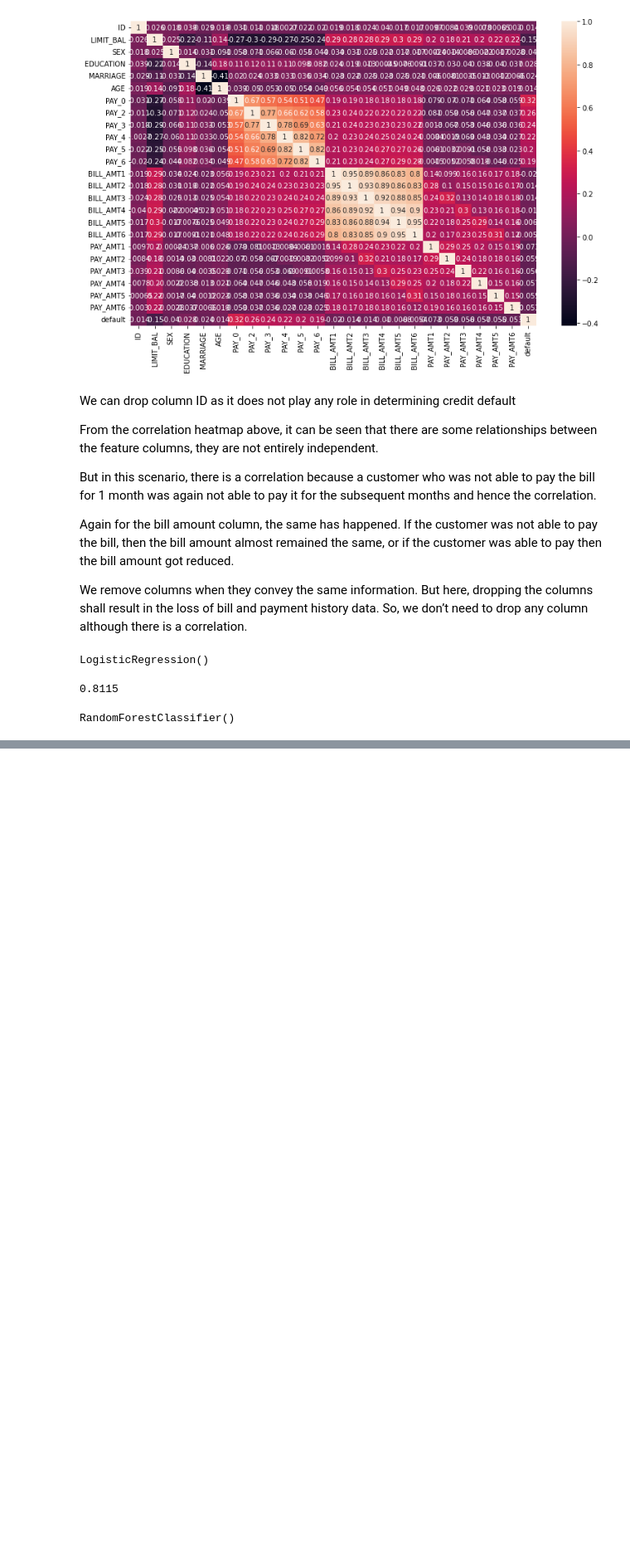
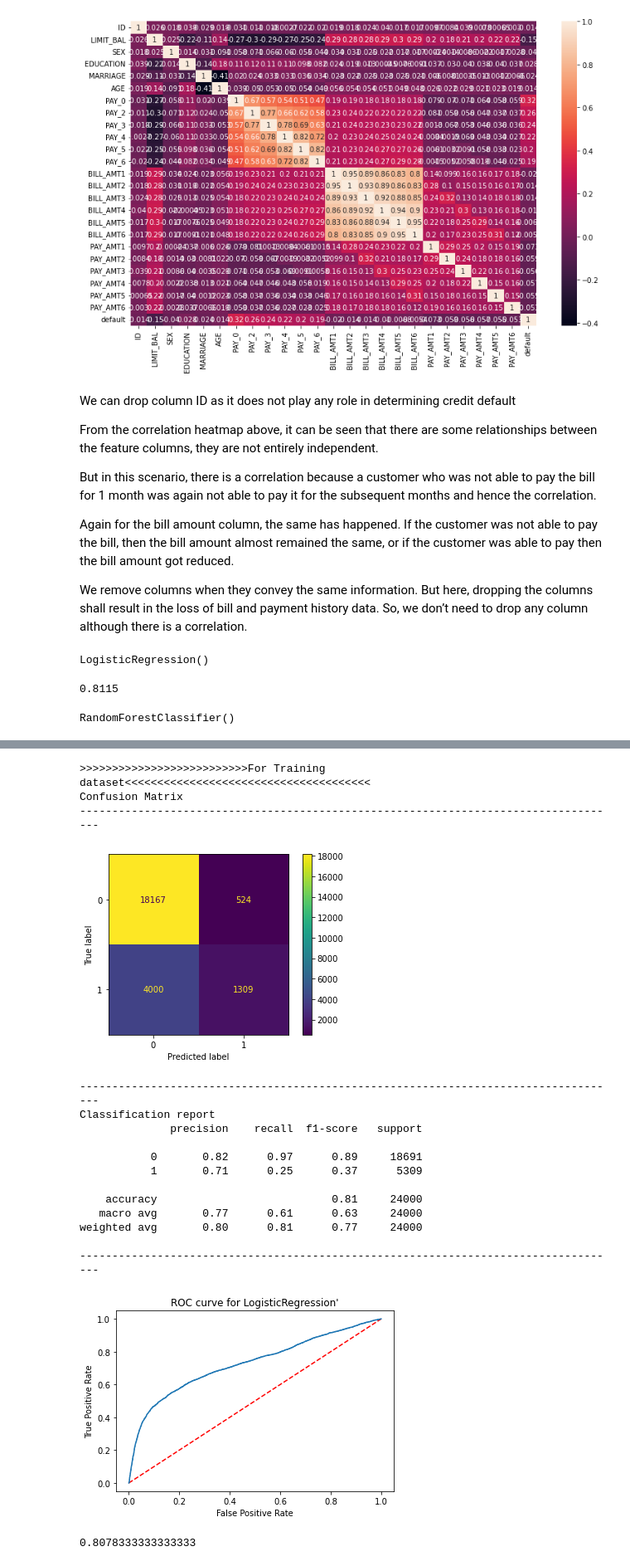
Before and after one commit to Somesh140/ML_Credit_card_default_predictions, a Jupyter notebook: Notebook/EDA-1.ipynb, the cells around one changed output, grey strips where cells are left out. Shown at 83% size. Saved outputs shown, nothing was run; the diff lists cells and outputs as text; code cells hidden in the pictures; blank space fills up the shorter version.

```diff
--- a/Notebook/EDA-1.ipynb
+++ b/Notebook/EDA-1.ipynb
@@ -195,0 +198,47 @@ accuracy_score(y_pred=y_pred,y_true=y_train)
+# %%
+#Confusion Matrix
+print(">>>>>>>>>>>>>>>>>>>>>>>>>>For Training dataset<<<<<<<<<<<<<<<<<<<<<<<<<<<<<<<<<<<<<<")
+print("Confusion Matrix")
+print("------------------------------------------------------------------------------------")
+cm=confusion_matrix(y_true=y_train,y_pred=y_pred_reg,labels=log_reg.classes_)
+disp = ConfusionMatrixDisplay(confusion_matrix=cm,display_labels=log_reg.classes_)
+disp.plot()
+plt.show()
+print("------------------------------------------------------------------------------------")
+#Classification report
+print("Classification report")
+print(classification_report(y_true=y_train,y_pred=y_pred_reg))
+print("------------------------------------------------------------------------------------")
+y_pred_prob_train = log_reg.predict_proba(scaled_train_data)[:,1]
+# Generate ROC curve values: fpr, tpr, thresholds
+fpr,tpr,thresholds=roc_curve(y_true=y_train,y_score=y_pred_prob_train)
+# Plot ROC curve
+plt.plot([0,1],[0,1],'r--')
+plt.plot(fpr,tpr)
+plt.xlabel('False Positive Rate')
+plt.ylabel('True Positive Rate')
+plt.title("ROC curve for "+str(log_reg.__class__).split(".")[-1].split(">")[0])
+plt.show()
+# %% [output]
+>>>>>>>>>>>>>>>>>>>>>>>>>>For Training dataset<<<<<<<<<<<<<<<<<<<<<<<<<<<<<<<<<<<<<<
+Confusion Matrix
+------------------------------------------------------------------------------------
+[figure, added]
+------------------------------------------------------------------------------------
+Classification report
+              precision    recall  f1-score   support
+
+           0       0.82      0.97      0.89     18691
+           1       0.71      0.25      0.37      5309
+
+    accuracy                           0.81     24000
+   macro avg       0.77      0.61      0.63     24000
+weighted avg       0.80      0.81      0.77     24000
+
+------------------------------------------------------------------------------------
+[figure, added]
+# %%
+y_pred_test_reg=log_reg.predict(scaled_test_data)
+accuracy_score(y_pred=y_pred_test_reg,y_true=y_test)
+# %% [output]
+0.8078333333333333
```
Also changed, not shown: parts of 7 cells of this notebook.
